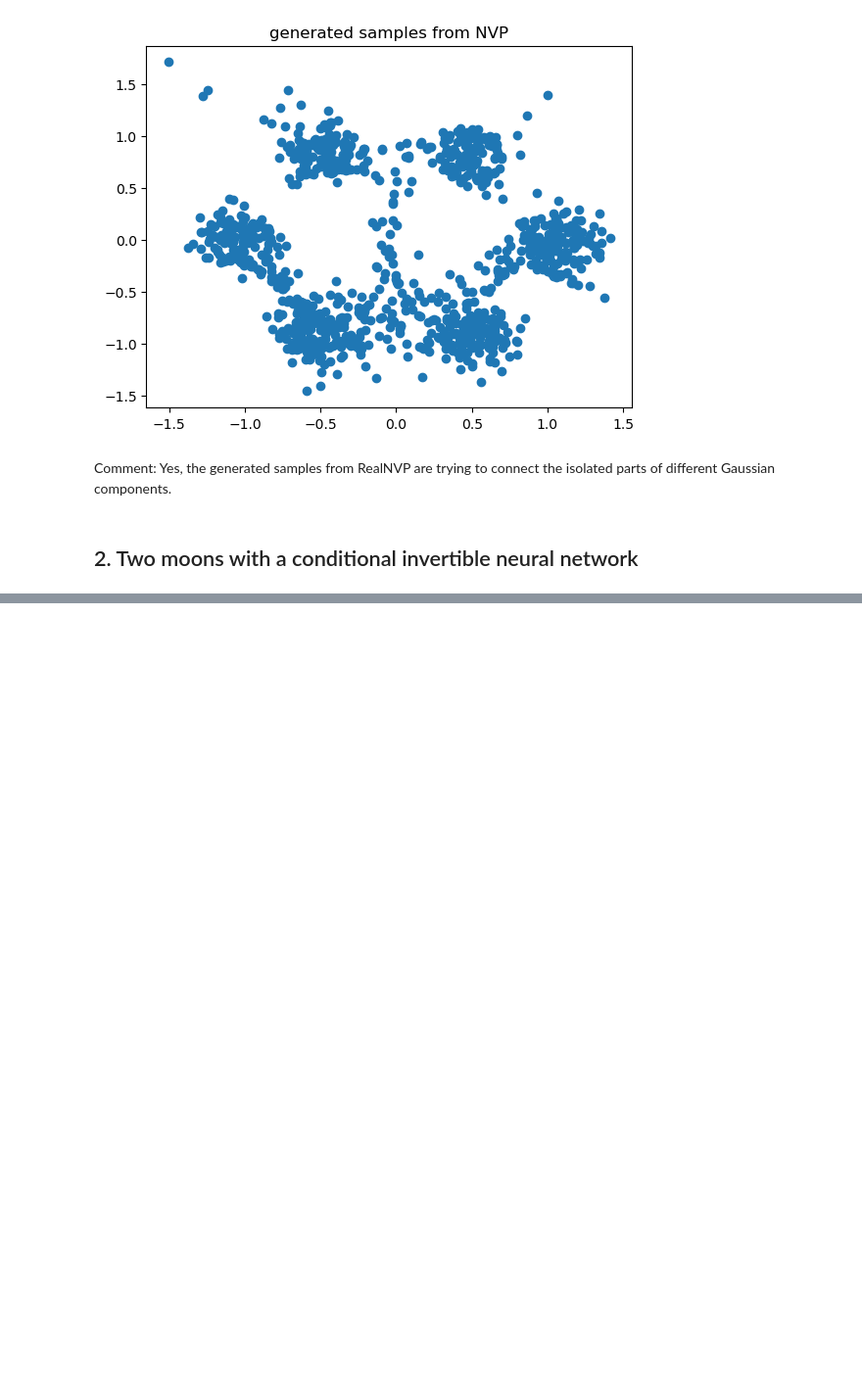
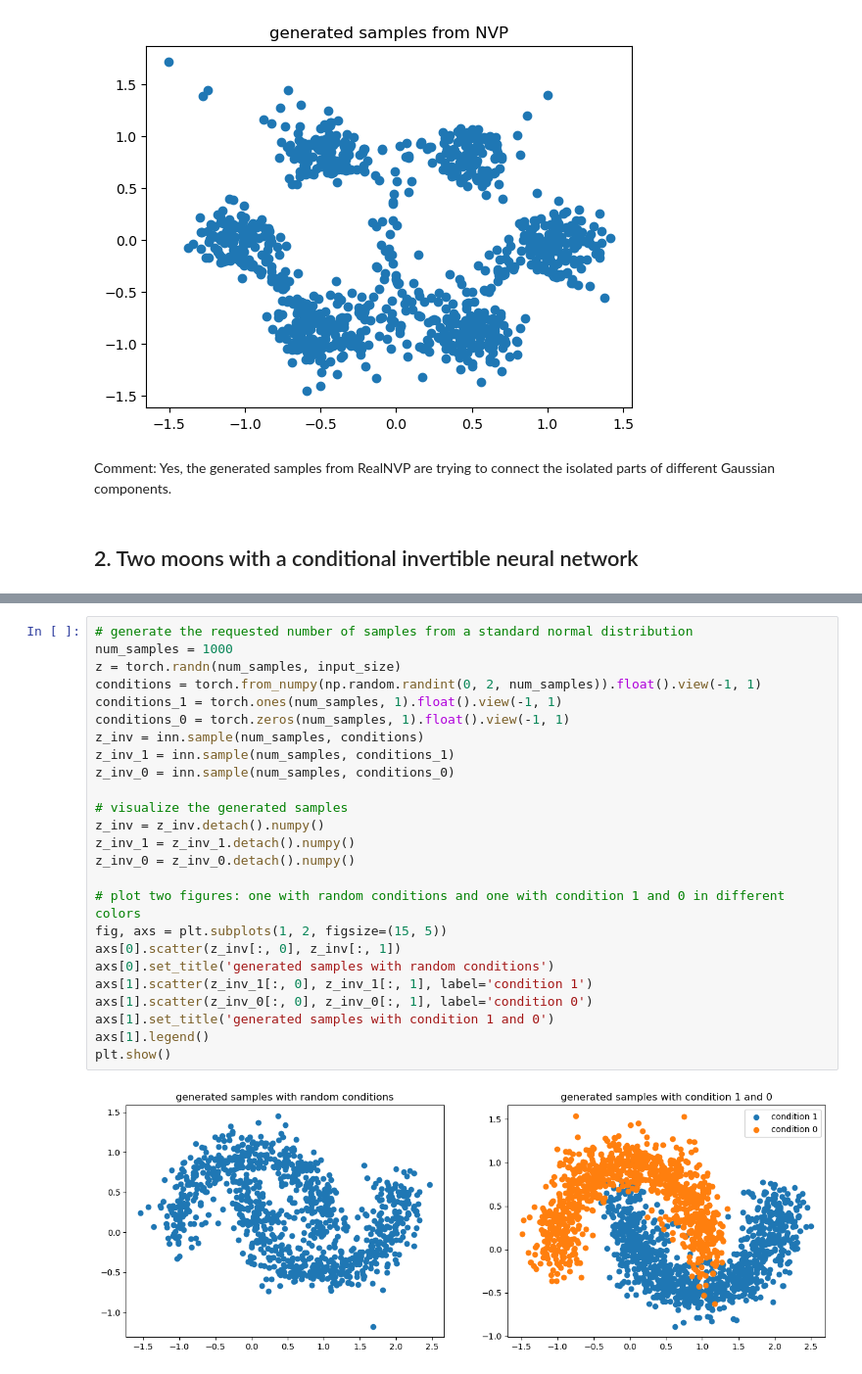
Before and after one commit to Max-Hi/GenNN, a Jupyter notebook: Exercise_3/normalizing-flows.ipynb, the cells around one changed output, grey strips where cells are left out. Shown at 98% size. Drawn from its saved outputs; the diff is of its cells as text; blank space fills up the shorter version.

```diff
--- a/Exercise_3/normalizing-flows.ipynb
+++ b/Exercise_3/normalizing-flows.ipynb
@@ -400,0 +521,27 @@ Comment: Yes, the generated samples from RealNVP are trying to connect the isola
+# %%
+# generate the requested number of samples from a standard normal distribution
+num_samples = 1000
+z = torch.randn(num_samples, input_size)
+conditions = torch.from_numpy(np.random.randint(0, 2, num_samples)).float().view(-1, 1)
+conditions_1 = torch.ones(num_samples, 1).float().view(-1, 1)
+conditions_0 = torch.zeros(num_samples, 1).float().view(-1, 1)
+z_inv = inn.sample(num_samples, conditions)
+z_inv_1 = inn.sample(num_samples, conditions_1)
+z_inv_0 = inn.sample(num_samples, conditions_0)
+
+# visualize the generated samples
+z_inv = z_inv.detach().numpy()
+z_inv_1 = z_inv_1.detach().numpy()
+z_inv_0 = z_inv_0.detach().numpy()
+
+# plot two figures: one with random conditions and one with condition 1 and 0 in different colors
+fig, axs = plt.subplots(1, 2, figsize=(15, 5))
+axs[0].scatter(z_inv[:, 0], z_inv[:, 1])
+axs[0].set_title('generated samples with random conditions')
+axs[1].scatter(z_inv_1[:, 0], z_inv_1[:, 1], label='condition 1')
+axs[1].scatter(z_inv_0[:, 0], z_inv_0[:, 1], label='condition 0')
+axs[1].set_title('generated samples with condition 1 and 0')
+axs[1].legend()
+plt.show()
+# %% [output]
+[figure, added]
```
Also changed, not shown: parts of 7 cells of this notebook.
